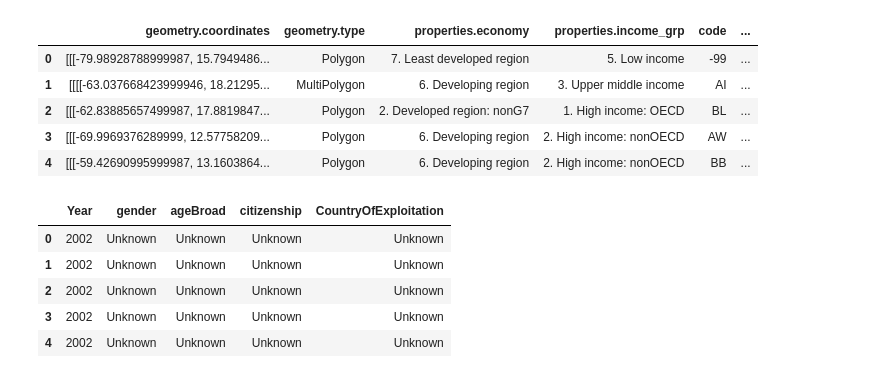
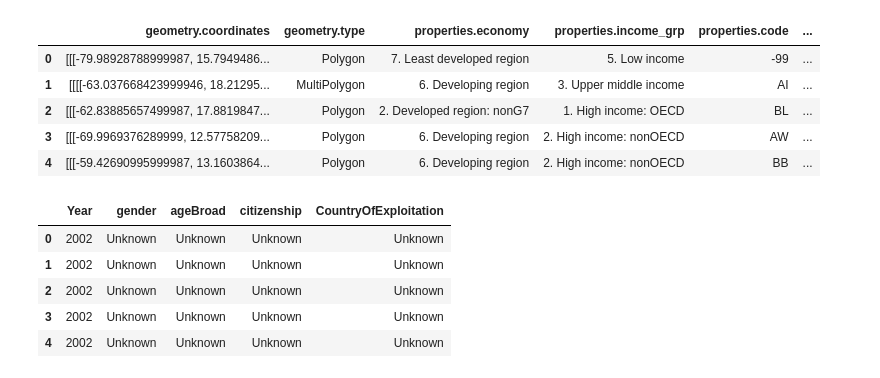
Before and after one commit to benieevelyne/Project2_Neurath, a Jupyter notebook: DataSets/BigMerge.ipynb, the cells around one changed output. Drawn from its saved outputs; the diff is of its cells as text; code cells hidden in the pictures.

```diff
--- a/DataSets/BigMerge.ipynb
+++ b/DataSets/BigMerge.ipynb
@@ -15,33 +18,33 @@ globe = pandas.DataFrame(data)
 # %%
 globe = pandas.io.json.json_normalize(data['features'])
 globe = globe.drop(['properties.abbrev', 'properties.abbrev_len',
               'properties.adm0_a3', 'properties.adm0_a3_is', 'properties.adm0_a3_un',
             'properties.adm0_a3_wb', 'properties.adm0_dif', 'properties.brk_diff',
              'properties.adm0_a3_us', 'properties.brk_a3', 'properties.brk_group',
              'properties.brk_name', 'properties.featurecla', 'properties.tiny',
              'properties.filename', 'properties.fips_10_', 'properties.formal_en',
              'properties.formal_fr', 'properties.gdp_md_est', 'properties.gdp_year',
              'properties.geounit', 'properties.subunit', 'properties.geou_dif',
              'properties.gu_a3', 'properties.homepart', 'properties.iso_a3',
               'properties.un_a3', 'properties.wb_a2', 'properties.wb_a3',
              'properties.wikipedia', 'properties.labelrank', 'properties.lastcensus',
              'properties.level', 'properties.sov_a3', 'properties.su_a3',
              'properties.su_dif', 'properties.subregion', 'properties.woe_id',
              'properties.woe_note', 'properties.woe_id_eh', 'properties.long_len',
              'properties.mapcolor13','properties.mapcolor9','properties.mapcolor8',
              'properties.mapcolor7', 'properties.admin', 'properties.name_alt', 'properties.note_brk',
              'properties.postal', 'properties.pop_est', 'properties.pop_year',
              'properties.note_brk', 'properties.region_un', 'properties.scalerank',
              'properties.iso_n3', 'properties.name_long', 'properties.name_sort',
              'properties.name_len', 'properties.region_wb', 'properties.note_adm0',
             'properties.continent', 'type'
              ], axis=1)
 # df = df.set_index('properties.admin', drop=True)
-globe.rename(columns = {'properties.iso_a2': 'code'}, inplace=True)
-globe['code'] = globe['code'].astype(str)
+globe.rename(columns = {'properties.iso_a2': 'properties.code'}, inplace=True)
+globe['properties.code'] = globe['properties.code'].astype(str)
 globe.head()
 # %% [output]
-|  | geometry.coordinates | geometry.type | properties.economy | properties.income_grp | code | ... |
+|  | geometry.coordinates | geometry.type | properties.economy | properties.income_grp | properties.code | ... |
 | 0 | [[[-79.98928788999987, 15.7949486... | Polygon | 7. Least developed region | 5. Low income | -99 | ... |
 | 1 | [[[[-63.037668423999946, 18.21295... | MultiPolygon | 6. Developing region | 3. Upper middle income | AI | ... |
 | 2 | [[[-62.83885657499987, 17.8819847... | Polygon | 2. Developed region: nonG7 | 1. High income: OECD | BL | ... |
```
Also changed, not shown: parts of 15 cells of this notebook.
